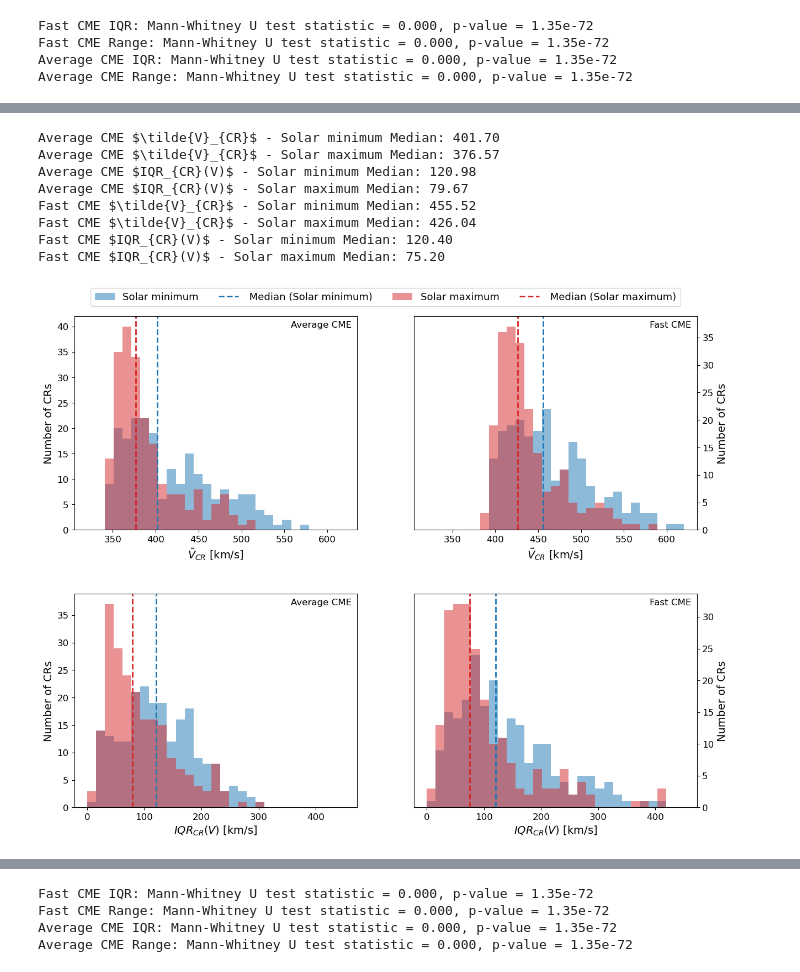
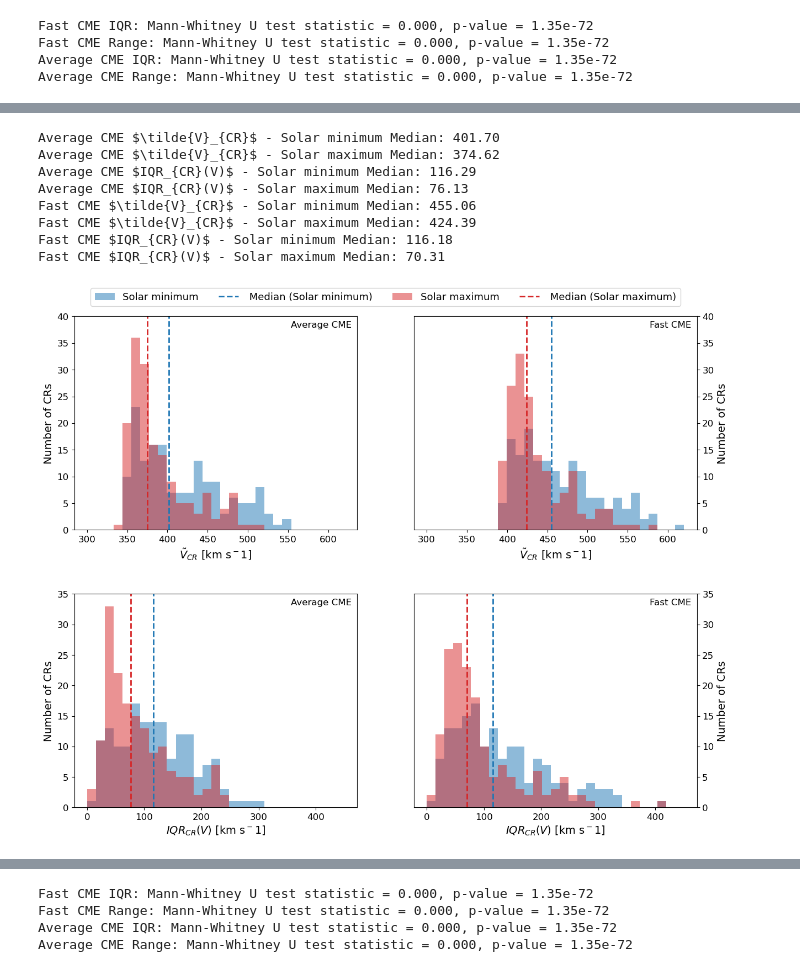
Before and after one commit to dechenlhamogyeltshen/CME_transit_variability, a Jupyter notebook: code/analysis.ipynb, the cells around one changed output, grey strips where cells are left out. Cells and saved outputs as stored; diff of their text form; code cells hidden in the pictures.

```diff
--- a/code/analysis.ipynb
+++ b/code/analysis.ipynb
@@ -19,5 +23,15 @@ import os
 
 mpl.rcParams.update({'font.size': 14})
+# %%
+# Define a colour-blind friendly turbo-inspired palette for 2-D plots
+colors = [
+    "#0072B2",  # deep blue
+    "#56B4E9",  # cyan
+    "#F0E442",  # yellow
+    "#E69F00",  # orange
+    "#D55E00"   # red
+]
+cb_turbo = LinearSegmentedColormap.from_list("cb_turbo", colors)
 # %%
 def load_ssn_sai():
     """
@@ -49,8 +63,8 @@ def load_ssn_sai():
     # Drop unwanted columns
     ssn_df.drop(columns=[0, 1, 2, 3, 4, 5], inplace=True)
 
-    # Add the 13-month running smooth
-    window = 13 * 30  # Approximate window in days
+    # Add the 18-month running smooth
+    window = 18 * 30  # Approximate window in days
     ssn_df['smooth'] = (
         ssn_df.rolling(f"{window}D", on='datetime')['ssn']
         .mean()
@@ -62,7 +76,7 @@ def load_ssn_sai():
     mask = ssn_df['jd'] < start_jd + window / 2
     ssn_df.loc[mask, 'smooth'] = np.nan
 
-    # Add Solar Activity Index (SAI)
+    # Add Solar Activity Index (SAI) by normalising against 11 year max
     nwindow = int(11 * 12)  # Approximate solar cycle length in months
     ssn_df['rollingmax'] = (
         ssn_df['smooth']
@@ -1422,32 +1474,37 @@ Median for upper tercile 75.20106369559528
 # %%
 def histogram_sai_arrival_iqr_range():
     """
-    Produce histograms of the 'iqr' and 'range' variables for the lower and upper terciles of the SAI distribution
-    for both Average CME and Fast CME scenarios. The titles are moved inside the plot and a single combined legend is used for the entire figure.
-    Returns:
+    Produce histograms of the 'iqr' and 'range' variables for the lower and upper quartiles of the SAI distribution
+    for both Average CME and Fast CME scenarios. Histograms have 30 bins.
     """
     cme_avg, cme_fst = load_reduced_v_data()
 
+    # Prepare dataset pairs, colors, and labels for plotting
     datasets = [(cme_avg, 'Average CME'), (cme_fst, 'Fast CME')]
     colors = {'lower': 'tab:blue', 'upper': 'tab:red'}
     labels = {'lower': 'Solar minimum', 'upper': 'Solar maximum'}
 
+    # Create 2x2 figure for histograms (rows: avg and iqr, columns: Average/Fast CME)
     fig, ax = plt.subplots(2, 2, figsize=(12, 10), facecolor='white')
     handles, labels_legend = [], []
 
+    # Loop over datasets
     for i, (cme, cme_label) in enumerate(datasets):
-        terciles = cme['sai'].quantile([0.333, 0.666]).values
-        id_low = cme['sai'] <= terciles[0]
-        id_high = cme['sai'] > terciles[1]
+        # Compute SAI quartiles to classify low and high solar activity periods
+        quartiles = cme['sai'].quantile([0.25, 0.5, 0.75]).values
+        id_low = cme['sai'] <= quartiles[0]
+        id_high = cme['sai'] > quartiles[2]
 
         data_dict = {
             'lower': {'avg': cme.loc[id_low, 'avg'], 'iqr': cme.loc[id_low, 'iqr']},
             'upper': {'avg': cme.loc[id_high, 'avg'], 'iqr': cme.loc[id_high, 'iqr']}
         }
 
+        # Loop over variables and plot histograms
         for j, (var, title) in enumerate(zip(['avg', 'iqr'], [r'$\tilde{V}_{CR}$', r'$IQR_{CR}(V)$'])):
-            bins = np.linspace(0 if var == 'iqr' else 320, 450 if var == 'iqr' else 620, 30)
+            bins = np.linspace(0 if var == 'iqr' else 300, 450 if var == 'iqr' else 620, 30)
 
+            # Plot lower and upper quartile histograms
             for key in ['lower', 'upper']:
                 hist = ax[j, i].hist(data_dict[key][var], bins=bins, density=False, alpha=0.5, color=colors[key])
                 median_value = np.median(data_dict[key][var])
@@ -1455,45 +1512,47 @@ def histogram_sai_arrival_iqr_range():
 
                 print(f'{cme_label} {title} - {labels[key]} Median: {median_value:.2f}')
 
                 if i == 0 and j == 0:  # Collect legend handles once
-                    handles.append(hist[2][0])
+                    handles.append(hist[2][0]) # Patch color
                     labels_legend.append(f'{labels[key]}')
                     handles.append(plt.Line2D([0], [0], color=colors[key], linestyle='dashed', linewidth=2))
                     labels_legend.append(f' Median ({labels[key]})')
 
-            ax[j, i].set_xlabel(f'{title} [km/s]', fontsize=14)
+            # Set axis labels, tick parameters, and subplot title
+            ax[j, i].set_xlabel(f'{title} [km s$^{-1}$]', fontsize=14)
             ax[j, i].set_ylabel('Number of CRs', fontsize=14)
             ax[j, i].tick_params(axis='y', labelsize=12)
             ax[j, i].tick_params(axis='x', labelsize=12)
-
             #ax[j, i].set_ylim(0, 0.1)
+            ax[0, i].set_ylim(0,40)
+            ax[1, i].set_ylim(0,35)
             ax[j, i].text(0.98, 0.98, f'{cme_label}', transform=ax[j, i].transAxes, fontsize=12, ha='right', va='top')
 
     # Move y-axis of second column to the right
     ax[0, 1].yaxis.tick_right()
     ax[0, 1].yaxis.set_label_position('right')
     ax[1, 1].yaxis.tick_right()
     ax[1, 1].yaxis.set_label_position('right')
 
     fig.legend(handles, labels_legend, loc='upper center', ncol=4, bbox_to_anchor=(0.52, 1.05), fontsize=13)
     fig.subplots_adjust(left=0.05, bottom=0.1, right=0.99, top=0.99, wspace=0.2, hspace=0.3)
 
-    fig_name = "/Users/dven/repos/CME_transit_climatology_new/figures/speed_histogram.pdf"
+    fig_name = "/Users/dven/repos/CME_transit_variability/figures/speed_histogram.pdf"
     fig.savefig(fig_name, dpi=300, bbox_inches='tight')
 
     return
 
 histogram_sai_arrival_iqr_range()
 # %% [output]
 Average CME $\tilde{V}_{CR}$ - Solar minimum Median: 401.70
-Average CME $\tilde{V}_{CR}$ - Solar maximum Median: 376.57
-Average CME $IQR_{CR}(V)$ - Solar minimum Median: 120.98
-Average CME $IQR_{CR}(V)$ - Solar maximum Median: 79.67
-Fast CME $\tilde{V}_{CR}$ - Solar minimum Median: 455.52
-Fast CME $\tilde{V}_{CR}$ - Solar maximum Median: 426.04
-Fast CME $IQR_{CR}(V)$ - Solar minimum Median: 120.40
-Fast CME $IQR_{CR}(V)$ - Solar maximum Median: 75.20
+Average CME $\tilde{V}_{CR}$ - Solar maximum Median: 374.62
+Average CME $IQR_{CR}(V)$ - Solar minimum Median: 116.29
+Average CME $IQR_{CR}(V)$ - Solar maximum Median: 76.13
+Fast CME $\tilde{V}_{CR}$ - Solar minimum Median: 455.06
+Fast CME $\tilde{V}_{CR}$ - Solar maximum Median: 424.39
+Fast CME $IQR_{CR}(V)$ - Solar minimum Median: 116.18
+Fast CME $IQR_{CR}(V)$ - Solar maximum Median: 70.31
-[figure, old version]
+[figure, new version]
 # %%
 def ks_test_sai_arrival_with_cdf():
     """
```
Also changed, not shown: parts of 25 cells of this notebook, 17 other files.
